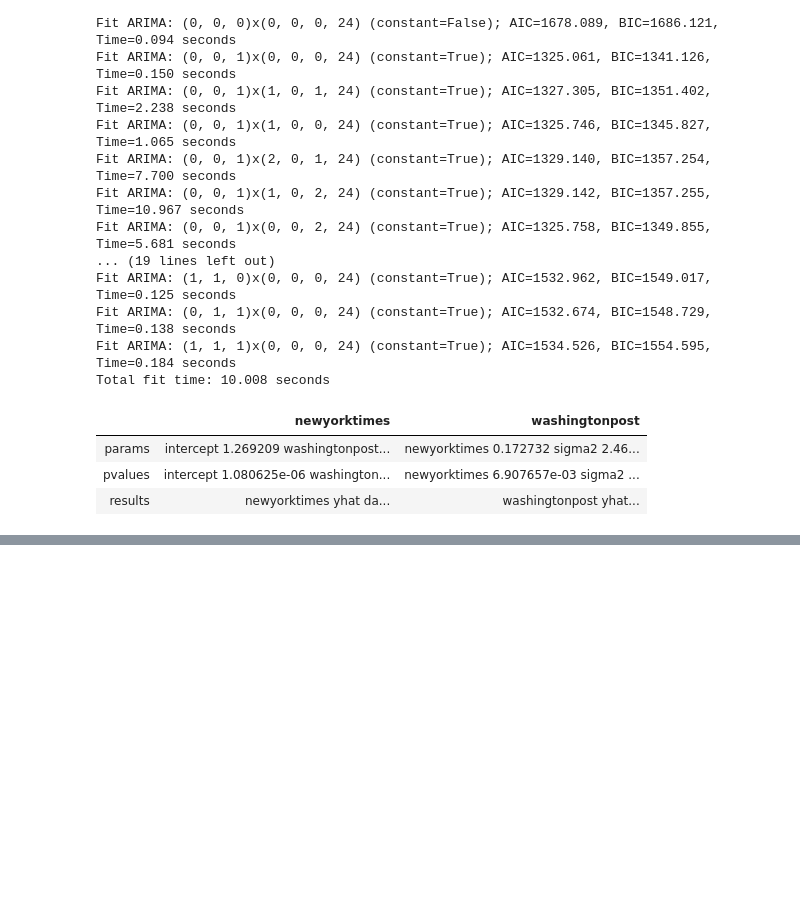
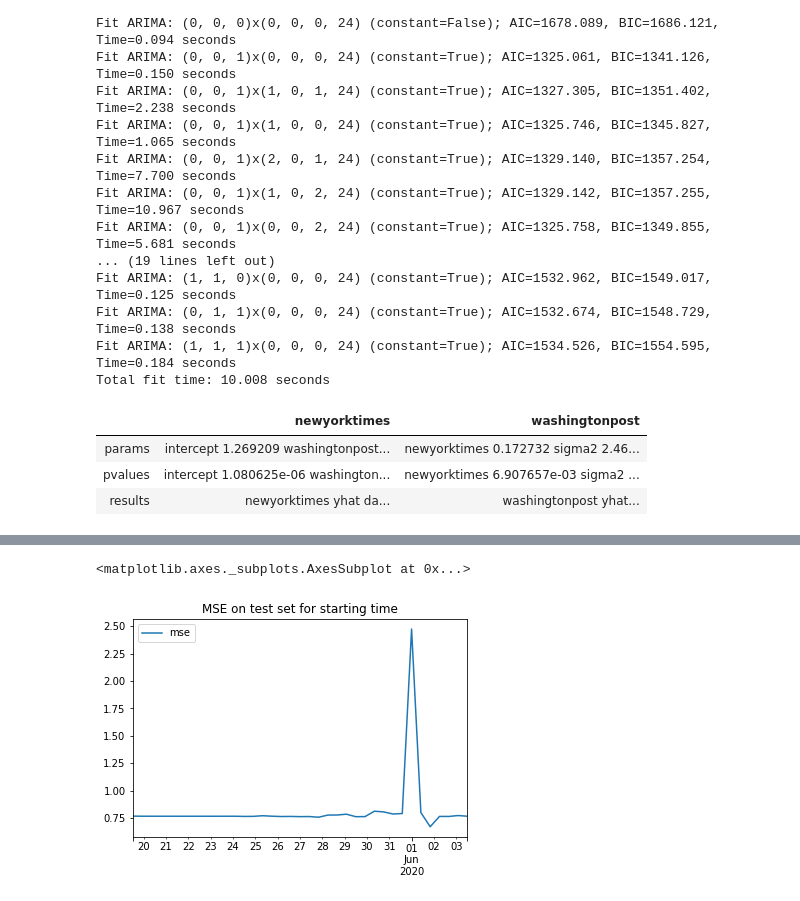
Before and after one commit to brockmanmatt/NewsTrends, a Jupyter notebook: 02_predictive_analysis.ipynb, the cells around one changed output, grey strips where cells are left out. Drawn from its saved outputs; the diff is of its cells as text; code cells hidden in the pictures; blank space fills up the shorter version.

Commit message:
k, added mse for SARIMAX and testing training set sizes

```diff
--- a/02_predictive_analysis.ipynb
+++ b/02_predictive_analysis.ipynb
@@ -175,10 +201,12 @@ class predicter(predicter):
             endogenous = publication
             exogenous = [x for x in self.test.columns if x != publication]
 
-            model = self.simpleSarimaxModel(endogenous, exogenous=exogenous, aggregate="h")
+            endo = endo[1:]
+            exog = df[exogenous].shift()[1:]
+            model = auto_arima(endo, exogenous=exog, out_of_sample_size=3*m, information_criterion=ic, m=m, stepwise=True, trace=True)
 
-            endo = p.timeDF[[endogenous]][1:].copy()
-            exog = p.timeDF[exogenous].shift()[1:]
+            endo = self.timeDF[[endogenous]][1:].copy()
+            exog = self.timeDF[exogenous].shift()[1:]
 
             if model.with_intercept:
                 newModel = SARIMAX(endo, exog=exog, order = model.order, seasonal_order=model.seasonal_order, trend='c')
@@ -231,0 +262,8 @@ pd.DataFrame(p.multiVarResults)
+# %%
+#export
+def get_mse(df):
+    """calculate MSE of df, assuming column1 is actual column2 is predicted"""
+    true = df.columns[0]
+    predicted = df.columns[1]
+
+    return ((df[true]-df[predicted])**2).mean()
@@ -231,0 +321,5 @@ pd.DataFrame(p.multiVarResults)
+# %%
+p = predicter()
+p.load_article_holder(tmp)
+p.transformTimeSeries(keyword="floyd", publishers=["newyorktimes", "washingtonpost"])
+p.test_train_split(48)
@@ -231,0 +346,9 @@ pd.DataFrame(p.multiVarResults)
+# %%
+error_df = pd.DataFrame()
+for i in p.results:
+    error_df.at[i, "mse"] = get_mse(p.results[i])
+# %%
+error_df.plot(title="MSE on test set for starting time")
+# %% [output]
+<matplotlib.axes._subplots.AxesSubplot at 0x...>
+[figure, added]
```
Also changed, not shown: parts of 8 cells of this notebook, 2 other files.
